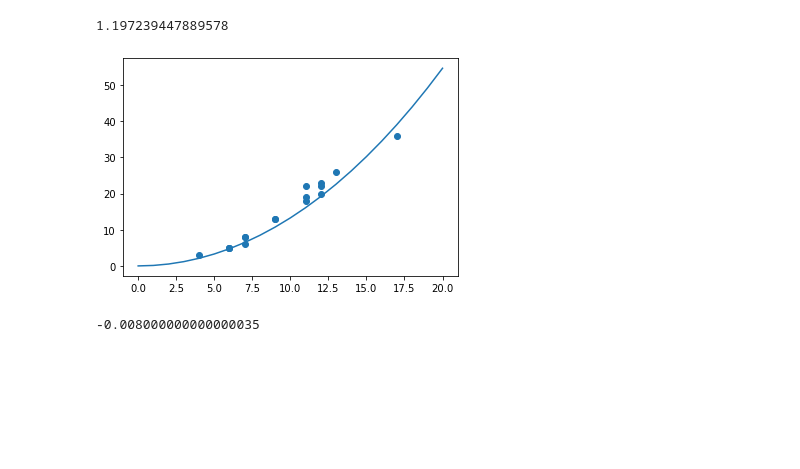
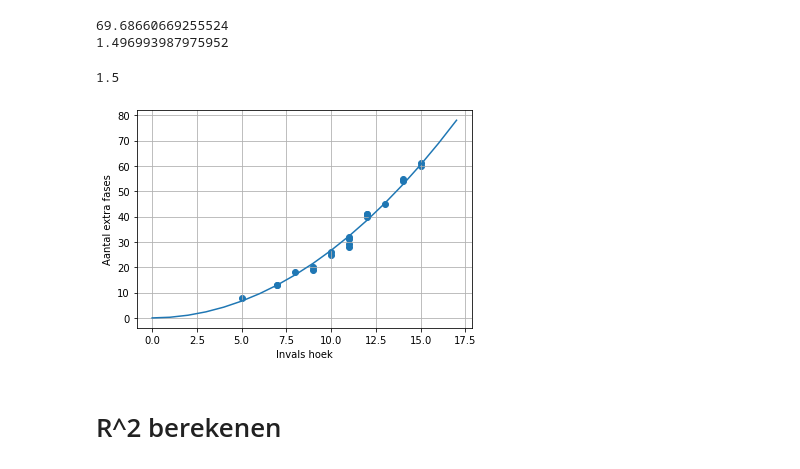
Before and after one commit to mallebongo/2.2-project, a Jupyter notebook: Plotten lijn.ipynb, the cells around one changed output. Cells and saved outputs as stored; diff of their text form; code cells hidden in the pictures; blank space fills up the shorter version.

Commit message:
Andere data
R^2 kan hij nu bereken met gemiddelde en standaard deviaties in elk punt

```diff
--- a/Plotten lijn.ipynb
+++ b/Plotten lijn.ipynb
@@ -25,7 +98,8 @@ Text(0.5, 1.0, 'prut')
 # %%
-I = np.linspace(0,20,21)
+I = np.linspace(0,17,18)
 # %%
 i = np.pi/180* I
+I = np.ndarray.tolist(I)
 #N = 2*d/lamda*((n/np.cos(np.sin(i)/n))+np.tan(i)*np.sin(i)-np.tan(np.sin(i)/n)*np.sin(i)-(n-1)-(1/np.cos(i)))
 # %%
 print(I)
@@ -42,13 +115,13 @@ def FoutInTrendlijnBrekenen(N):
     fout = []
     for data in Invalshoek:
         if data in I:
-            index = Invalshoek.index(data)
+            index = I.index(data)
             fout.append((N_data[teller] - N[index])**2)
             teller+=1
     totaal_fout =  sum(fout)
     return totaal_fout
 # %%
-n_lijst = np.linspace(1,2,5000)
+n_lijst = np.linspace(1,2,500)
 totalen_fouten = []
 for n in n_lijst:
     N = 2*d/lamda*((n/np.cos(np.sin(i)/n))+np.tan(i)*np.sin(i)-np.tan(np.sin(i)/n)*np.sin(i)-(n-1)-(1/np.cos(i)))
@@ -56,13 +134,21 @@ for n in n_lijst:
 # %%
 min_fout =  min(totalen_fouten)
+print(min_fout)
 beste_n = n_lijst[totalen_fouten.index(min_fout)]
+print(beste_n)
+# %% [output]
+69.68660669255524
+1.496993987975952
 # %%
 n = beste_n
 N = 2*d/lamda*((n/np.cos(np.sin(i)/n))+np.tan(i)*np.sin(i)-np.tan(np.sin(i)/n)*np.sin(i)-(n-1)-(1/np.cos(i)))
 plt.plot(I,N)
 plt.scatter(Invalshoek,N_data)
+plt.grid()
+plt.xlabel('Invals hoek')
+plt.ylabel('Aantal extra fases')
 plt.plot()
-print(beste_n)
+print(round(beste_n,2))
 # %% [output]
-1.197239447889578
+1.5
-[figure, old version]
+[figure, new version]
@@ -71,4 +155,2 @@ r = 0.2
-# %%
-print(-16*r**3+6/10*r)
-# %% [output]
--0.008000000000000035
+# %% [markdown]
+# R^2 berekenen
```
Also changed, not shown: parts of 31 cells of this notebook.
